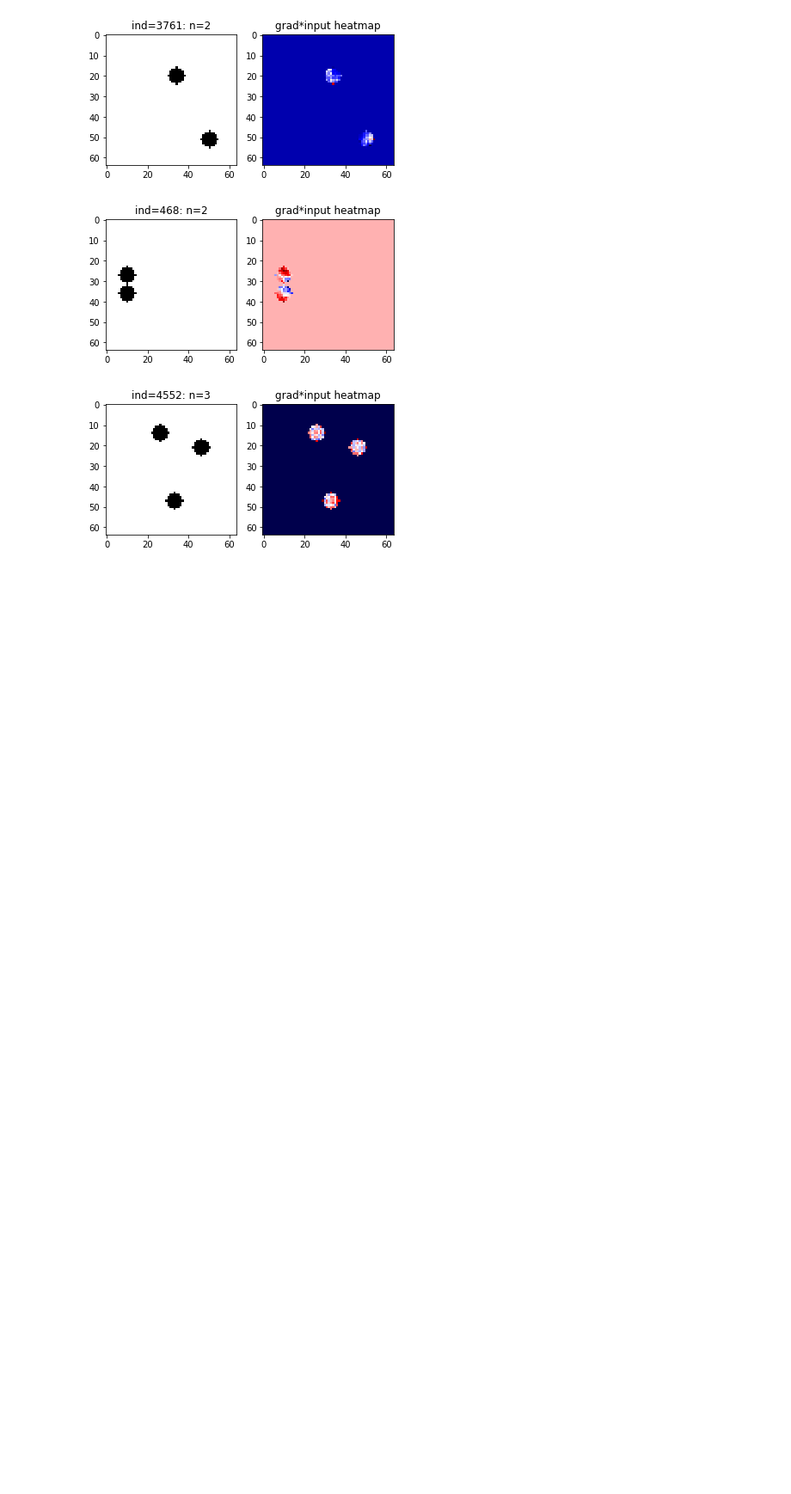
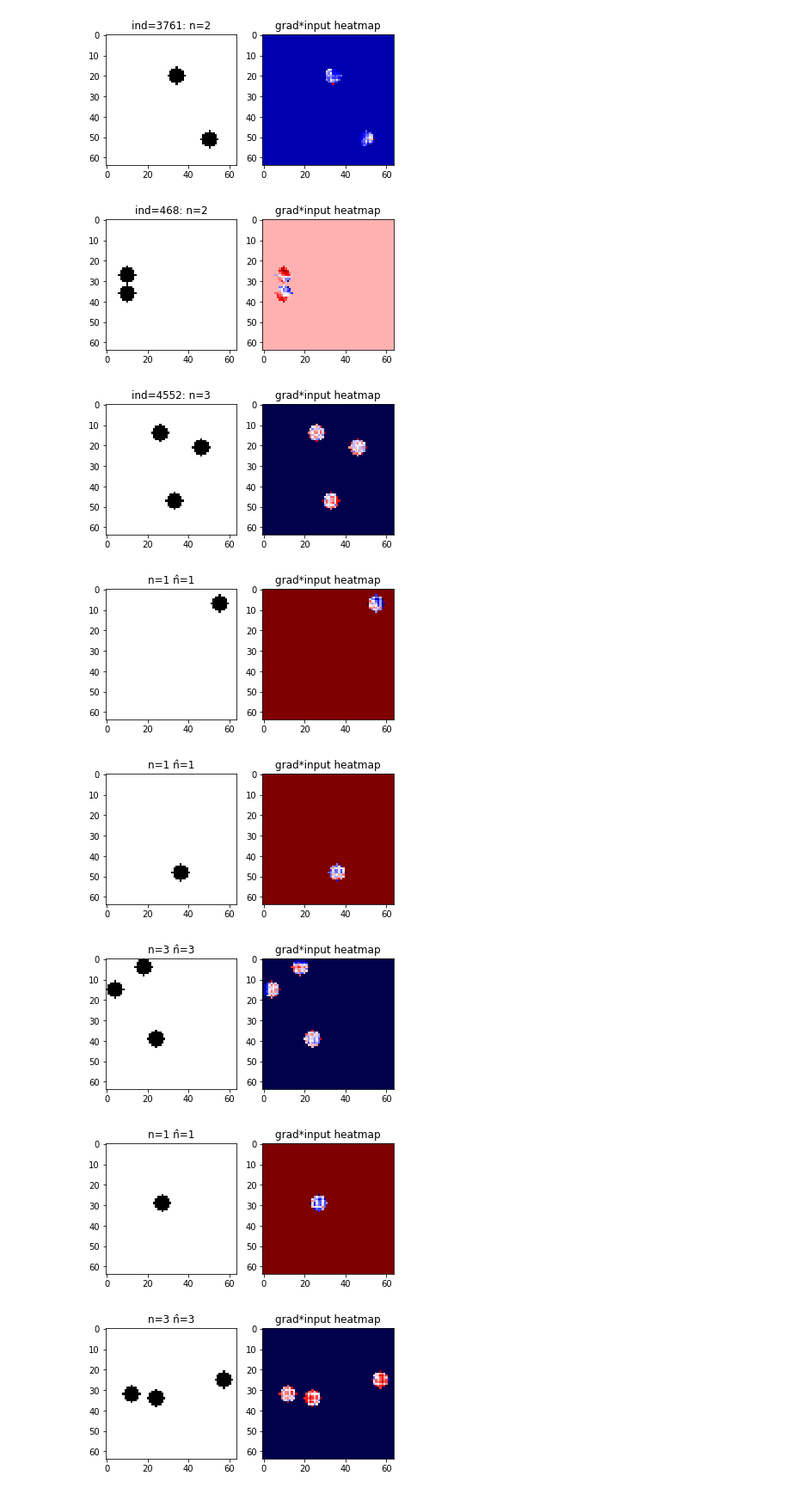
Before and after one commit to NLeSC/XAI, a Jupyter notebook: Software/CNNcountDemo/Model1ManyImagesSingleMethod.ipynb, the cells around one changed output. Shown at 86% size. Cells and saved outputs as stored; diff of their text form; code cells hidden in the pictures; blank space fills up the shorter version.

Commit message:
issue #53: Model1 explained: many images, single method, freshly generated images

```diff
--- a/Software/CNNcountDemo/Model1ManyImagesSingleMethod.ipynb
+++ b/Software/CNNcountDemo/Model1ManyImagesSingleMethod.ipynb
@@ -114,22 +114,3 @@ print('Test accuracy:', score[1])
 # %% [output]
 Test loss: 0.00011350703237500663
 Test accuracy: 1.0
-# %%
-# generate 10 random images and predict the number of shapes using the trained model
-for i in range(10):
-    n = int(np.random.randint(1, 3+1))
-    shapes = [(0, 4) for _ in range(n)]
-    img = si.generate_image(64, shapes, 0)
-
-    X = img[np.newaxis, :, :, np.newaxis].astype(np.float32)
-    plt.subplot(2, 5, i+1)
-    plt.imshow(img,cmap='binary')
-    plt.xticks([])
-    plt.yticks([])
-    predictions = model.predict(X);
-    #print(predictions)
-    pred = np.argmax(predictions) + 1 # we subtracted 1 before
-    #print(pred)
-    plt.title('n=%d n̂=%d' % (n, pred))
-
-plt.show()
@@ -183,3 +162,36 @@ Deprecated in favor of operator or tf.math.divide.
 [figure]
 [figure]
 [figure]
+# %%
+# generate 10 random images and predict the number of shapes using the trained model
+for _ in range(10):
+    n = int(np.random.randint(1, 3+1))
+    shapes = [(0, 4) for _ in range(n)]
+    img = si.generate_image(64, shapes, 0)
+
+    X = img[np.newaxis, :, :, np.newaxis].astype(np.float32)
+    plt.subplot(1,2,1)
+    plt.imshow(img,cmap='binary')
+    predictions = model.predict(X);
+    #print(predictions)
+    pred = np.argmax(predictions) + 1 # we subtracted 1 before
+    #print(pred)
+    plt.title('n=%d n̂=%d' % (n, pred))
+
+    # Applying the analyzer
+    image = img[np.newaxis, :, :, np.newaxis].astype(np.float32)
+    analysis = inputXgradient_analyzer.analyze(image)
+
+    # Displaying the gradient
+    plt.subplot(1,2,2)
+    plt.imshow(analysis.squeeze(), cmap='seismic', interpolation='nearest')
+    plt.title('grad*input heatmap')
+
+
+    plt.show()
+# %% [output]
+[figure, added]
+[figure, added]
+[figure, added]
+[figure, added]
+[figure, added]
```
Also changed, not shown: parts of 2 cells of this notebook, 1 other file.
